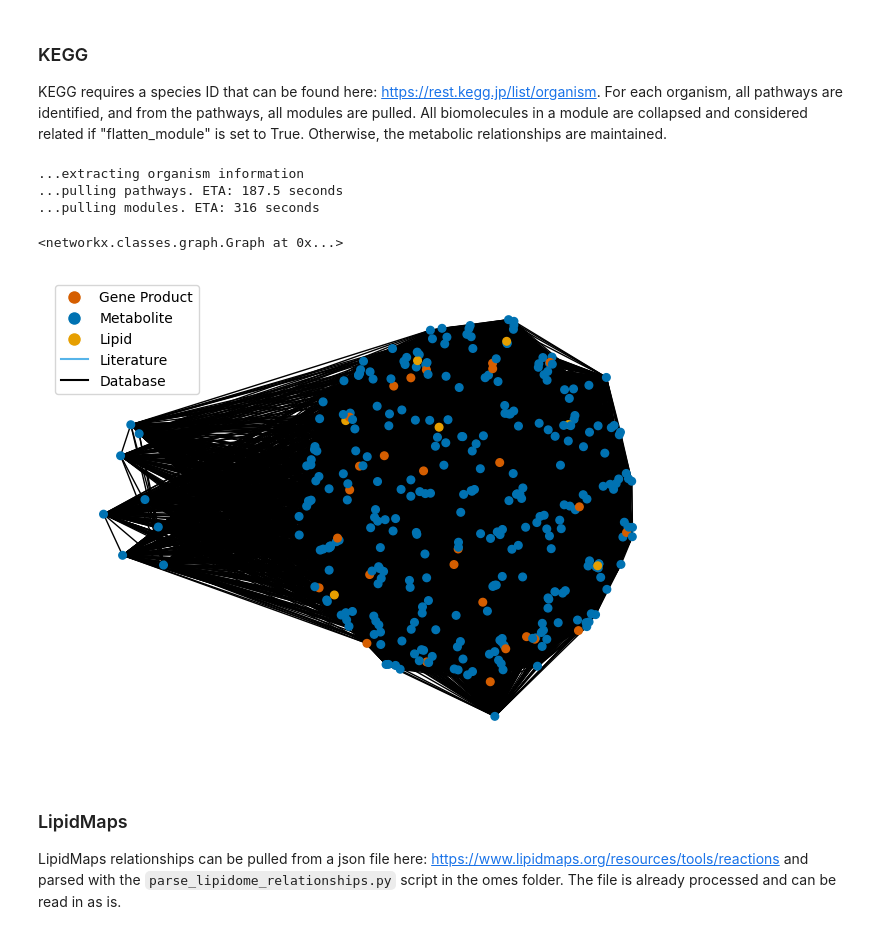
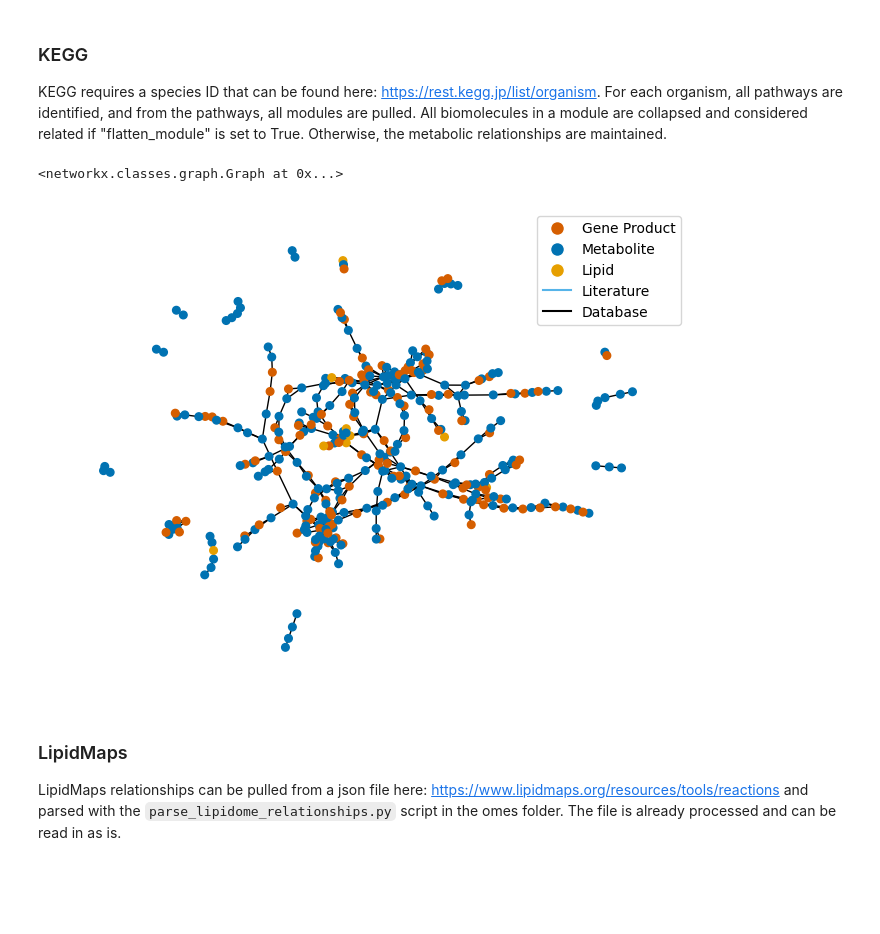
Before and after one commit to PNNL-Predictive-Phenomics/DancePartner, a Jupyter notebook: vignettes/how_to_pull_from_databases.ipynb, the cells around one changed output. Saved outputs shown, nothing was run; the diff lists cells and outputs as text; code cells hidden in the pictures; blank space fills up the shorter version.

```diff
--- a/vignettes/how_to_pull_from_databases.ipynb
+++ b/vignettes/how_to_pull_from_databases.ipynb
@@ -72,23 +71,19 @@ ppi.visualize_network(pd.read_csv("./database_example/1423_wikipathways.txt", se
 
 KEGG requires a species ID that can be found here: https://rest.kegg.jp/list/organism. For each organism, all pathways are identified, and from the pathways, all modules are pulled. All biomolecules in a module are collapsed and considered related if "flatten_module" is set to True. Otherwise, the metabolic relationships are maintained.
 # %%
-ppi.pull_kegg(
+dance.pull_kegg(
     kegg_species_id = "bsu",
     omes_folder = "../omes",
     proteome_filename = "UP000001570_proteome.txt",
     output_directory = output_directory,
-    flatten_module = True,
+    flatten_module = False,
     verbose = True
 )
-# %% [output]
-...extracting organism information
-...pulling pathways. ETA: 187.5 seconds
-...pulling modules. ETA: 316 seconds
 # %%
-ppi.visualize_network(pd.read_csv("./database_example/bsu_kegg.txt", sep = "\t"), edge_weight = 1)
+dance.visualize_network(pd.read_csv("./database_example/bsu_kegg.txt", sep = "\t"), edge_weight = 1)
 # %% [output]
 <networkx.classes.graph.Graph at 0x...>
-[figure, old version]
+[figure, new version]
 # %% [markdown]
 ### LipidMaps
 
```
Also changed, not shown: parts of 8 cells of this notebook, 36 other files.
